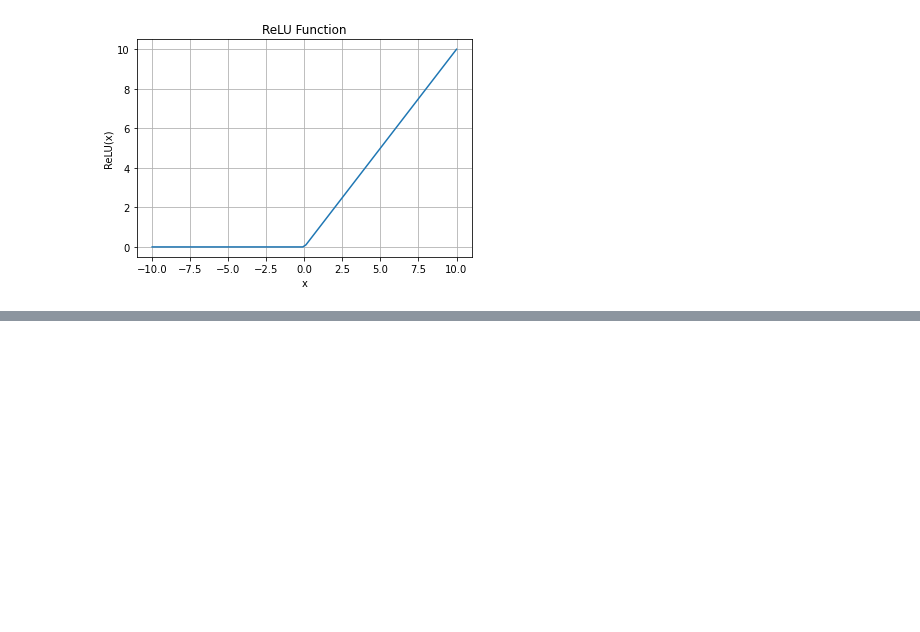
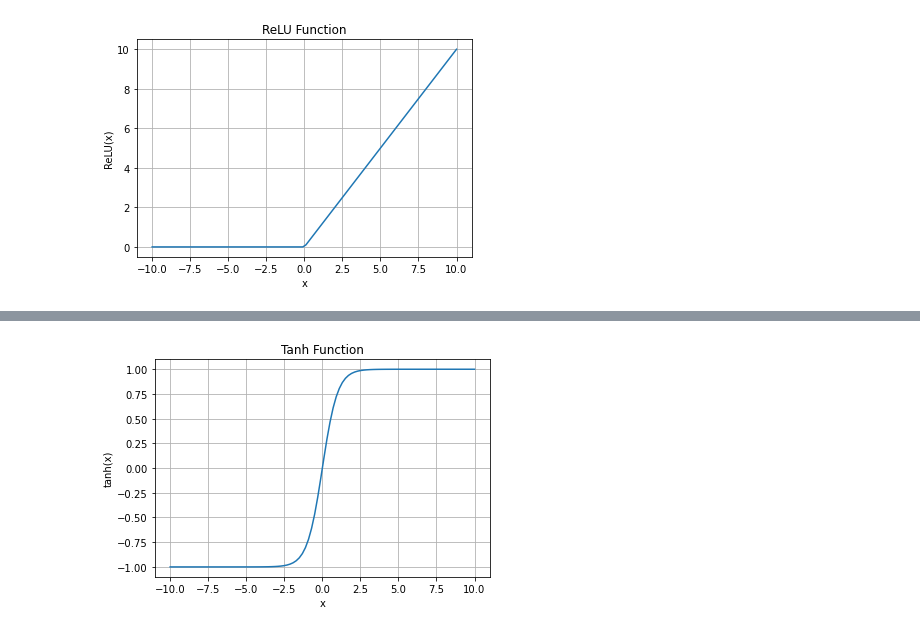
Before and after one commit to codeasarjun/_easy_machine_learning, a Jupyter notebook: 07-deep-learning/basics.ipynb, the cells around one changed output, grey strips where cells are left out. Cells and saved outputs as stored; diff of their text form; code cells hidden in the pictures; blank space fills up the shorter version.

Commit message:
tanh has been added

```diff
--- a/07-deep-learning/basics.ipynb
+++ b/07-deep-learning/basics.ipynb
@@ -114,0 +121,15 @@ plt.show()
+# %%
+def tanh(x):
+    return np.tanh(x)
+
+x = np.linspace(-10, 10, 100)
+y = tanh(x)
+
+plt.plot(x, y)
+plt.title('Tanh Function')
+plt.xlabel('x')
+plt.ylabel('tanh(x)')
+plt.grid(True)
+plt.show()
+# %% [output]
+[figure, added]
```
Also changed, not shown: parts of 1 cell of this notebook.
